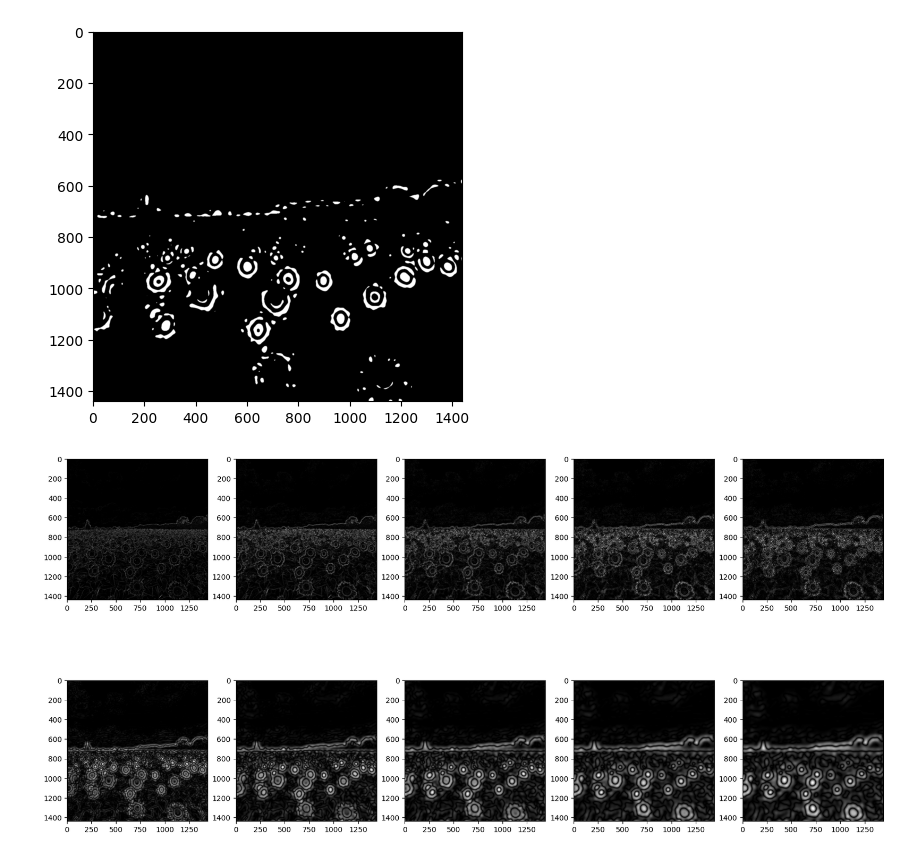
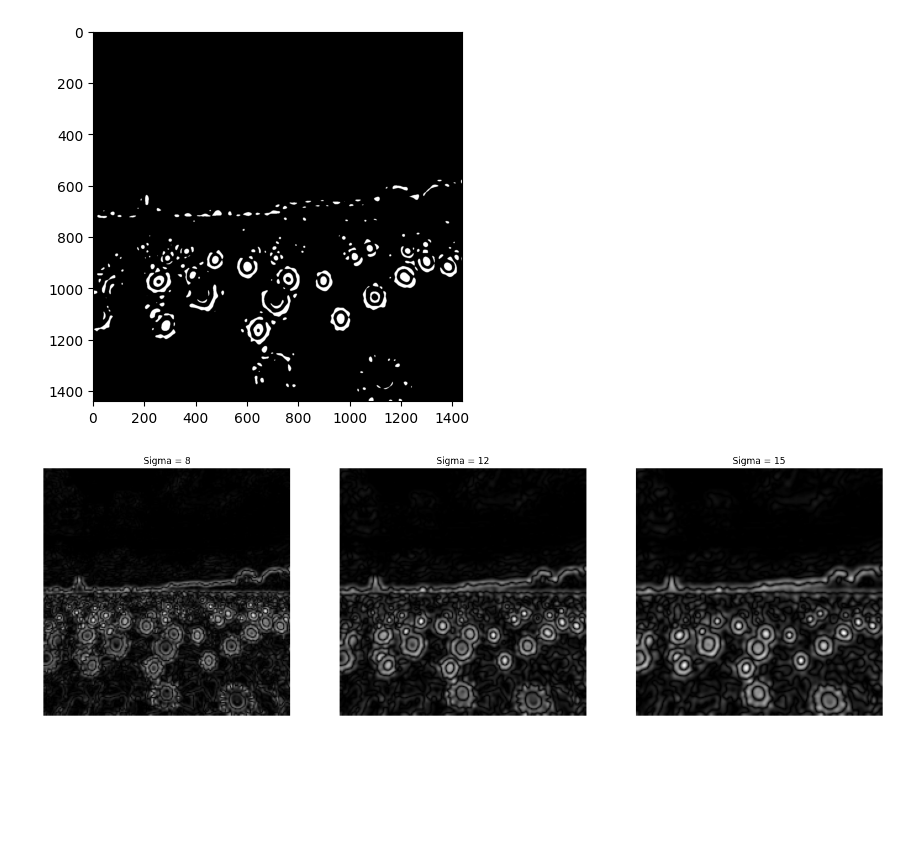
Before and after one commit to SayuruA/Basics-of-Image-Processing, a Jupyter notebook: Fitting_1.ipynb, the cells around one changed output. Drawn from its saved outputs; the diff is of its cells as text; code cells hidden in the pictures; blank space fills up the shorter version.

```diff
--- a/Fitting_1.ipynb
+++ b/Fitting_1.ipynb
@@ -141,23 +141,26 @@ def blob_detector(image, sigma, th_ = False, th = 50):
 # %%
 image = cv2.imread(im_path, cv2.IMREAD_COLOR)
 image = cv2.cvtColor(image, cv2.COLOR_BGR2HSV)[:,:,2]
 
 # th = 50
 # sigma = 10
 # thresholded = blob_detector(image, sigma, False, 10)
 
-sigmas = [1, 2, 3, 4, 5, 8, 12, 15, 18, 20]
-scaleSpace = np.zeros((len(sigmas), image.shape[0], image.shape[1]))
+sigmas = [8, 12, 15]
+scaleSpace = np.zeros((len(sigmas), 200, 200))
 for sigma in sigmas:
   thresholded = blob_detector(image, sigma)
+  # resize the image to a lower resolution
+  thresholded = cv.resize(thresholded, (200,200))
   scaleSpace[sigmas.index(sigma)] = thresholded
 
+
+
 # plot all the images in the scaleSpace
-fig, ax = plt.subplots(2, len(sigmas)//2, figsize=(20, 10))
+fig, ax = plt.subplots(1, len(sigmas), figsize=(20, 10))
 for i in range(len(sigmas)):
-  if i < len(sigmas)//2:
-    ax[0, i].imshow(scaleSpace[i], cmap='gray')
-  else:
-    ax[1, i-len(sigmas)//2].imshow(scaleSpace[i], cmap='gray')
+  ax[i].imshow(scaleSpace[i], cmap='gray')
+  ax[i].set_title(f'Sigma = {sigmas[i]}')
+  ax[i].axis('off')
 # %% [output]
-[figure, old version]
+[figure, new version]
```
Also changed, not shown: parts of 22 cells of this notebook.
